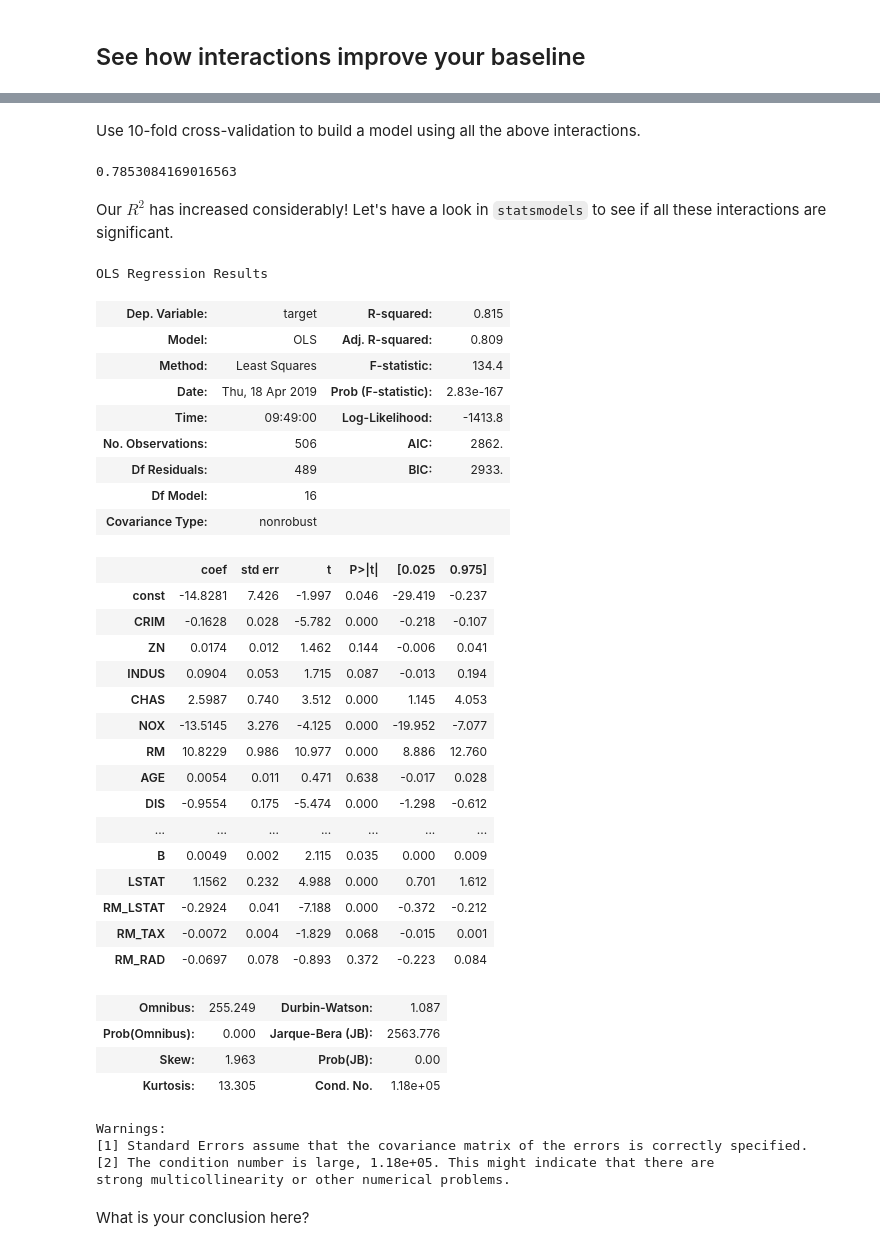
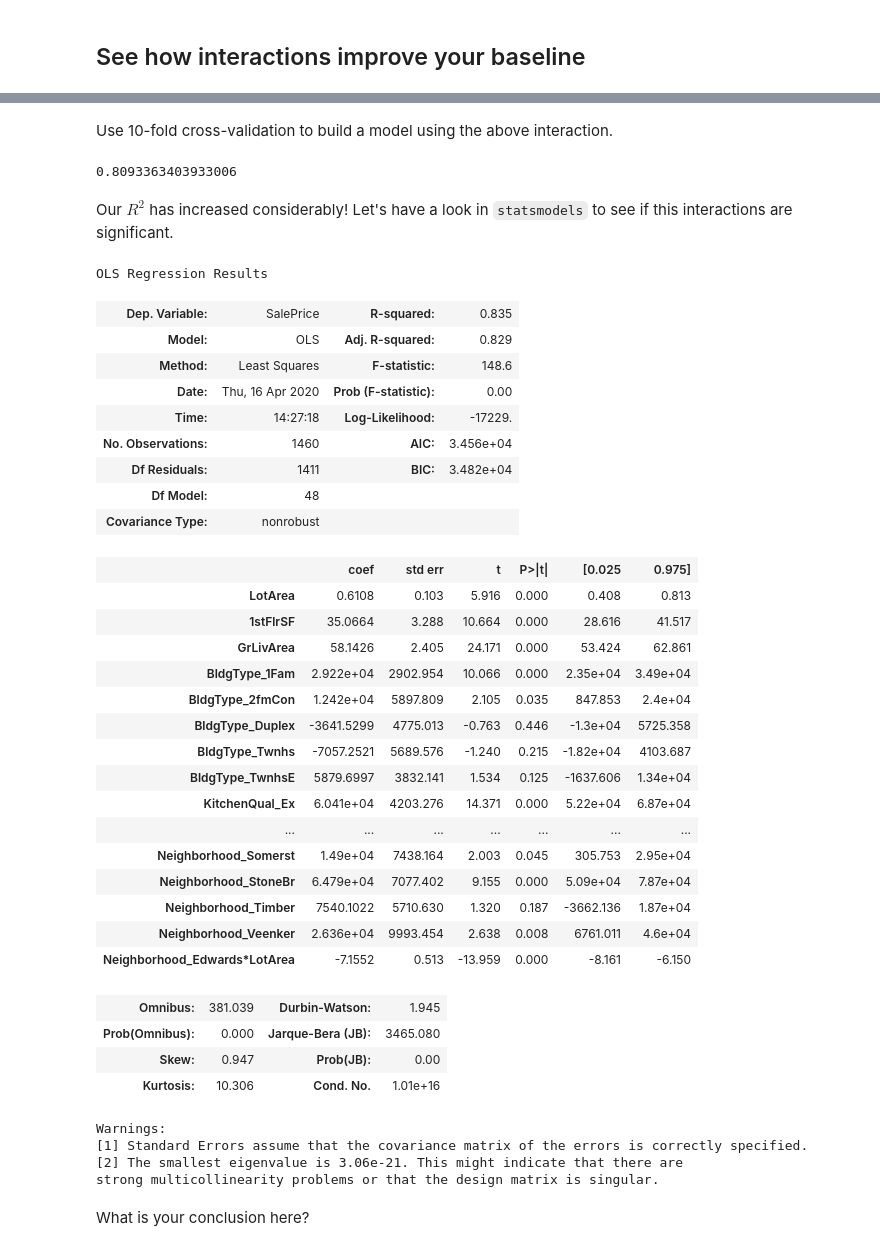
Before and after one commit to learn-co-curriculum/dsc-interaction-terms-lab-v2-5, a Jupyter notebook: index.ipynb, the cells around one changed output, grey strips where cells are left out. Drawn from its saved outputs; the diff is of its cells as text; code cells hidden in the pictures.

```diff
--- a/index.ipynb
+++ b/index.ipynb
@@ -136,62 +153,60 @@ build_interaction_rm('TAX', 'average tax rate')
 # %% [markdown]
-Use 10-fold cross-validation to build a model using all the above interactions.
+Use 10-fold cross-validation to build a model using the above interaction.
 # %%
 regression = LinearRegression()
 crossvalidation = KFold(n_splits=10, shuffle=True, random_state=1)
+final = X.copy()
 
-df_inter = df.copy()
-df_inter['RM_LSTAT'] = df['RM'] * df['LSTAT']
-df_inter['RM_TAX'] = df['RM'] * df['TAX']
-df_inter['RM_RAD'] = df['RM'] * df['RAD']
+final['Neighborhood_Edwards*LotArea'] = final['Neighborhood_Edwards'] * final['LotArea']
 
-final_model = np.mean(cross_val_score(regression, df_inter, y, scoring='r2', cv=crossvalidation))
+final_model = np.mean(cross_val_score(regression, final, y, scoring='r2', cv=crossvalidation))
+
+final_model
+# %% [output]
+0.8093363403933006
-# %%
-final_model
-# %% [output]
-0.7853084169016563
 # %% [markdown]
-Our $R^2$ has increased considerably! Let's have a look in `statsmodels` to see if all these interactions are significant.
+Our $R^2$ has increased considerably! Let's have a look in `statsmodels` to see if this interactions are significant.
 # %%
 import statsmodels.api as sm
-df_inter_sm = sm.add_constant(df_inter)
-model = sm.OLS(y,df_inter_sm)
+df_inter_sm = sm.add_constant(final)
+model = sm.OLS(y,final)
 results = model.fit()
 
 results.summary()
 # %% [output]
 OLS Regression Results
-| Dep. Variable: | target | R-squared: | 0.815 |
-| Model: | OLS | Adj. R-squared: | 0.809 |
-| Method: | Least Squares | F-statistic: | 134.4 |
-| Date: | Thu, 18 Apr 2019 | Prob (F-statistic): | 2.83e-167 |
-| Time: | 09:49:00 | Log-Likelihood: | -1413.8 |
-| No. Observations: | 506 | AIC: | 2862. |
-| Df Residuals: | 489 | BIC: | 2933. |
-| Df Model: | 16 |  |  |
+| Dep. Variable: | SalePrice | R-squared: | 0.835 |
+| Model: | OLS | Adj. R-squared: | 0.829 |
+| Method: | Least Squares | F-statistic: | 148.6 |
+| Date: | Thu, 16 Apr 2020 | Prob (F-statistic): | 0.00 |
+| Time: | 14:27:18 | Log-Likelihood: | -17229. |
+| No. Observations: | 1460 | AIC: | 3.456e+04 |
+| Df Residuals: | 1411 | BIC: | 3.482e+04 |
+| Df Model: | 48 |  |  |
 | Covariance Type: | nonrobust |  |  |
 |  | coef | std err | t | P>|t| | [0.025 | 0.975] |
-| const | -14.8281 | 7.426 | -1.997 | 0.046 | -29.419 | -0.237 |
-| CRIM | -0.1628 | 0.028 | -5.782 | 0.000 | -0.218 | -0.107 |
-| ZN | 0.0174 | 0.012 | 1.462 | 0.144 | -0.006 | 0.041 |
-| INDUS | 0.0904 | 0.053 | 1.715 | 0.087 | -0.013 | 0.194 |
-| CHAS | 2.5987 | 0.740 | 3.512 | 0.000 | 1.145 | 4.053 |
-| NOX | -13.5145 | 3.276 | -4.125 | 0.000 | -19.952 | -7.077 |
-| RM | 10.8229 | 0.986 | 10.977 | 0.000 | 8.886 | 12.760 |
-| AGE | 0.0054 | 0.011 | 0.471 | 0.638 | -0.017 | 0.028 |
-| DIS | -0.9554 | 0.175 | -5.474 | 0.000 | -1.298 | -0.612 |
+| LotArea | 0.6108 | 0.103 | 5.916 | 0.000 | 0.408 | 0.813 |
+| 1stFlrSF | 35.0664 | 3.288 | 10.664 | 0.000 | 28.616 | 41.517 |
+| GrLivArea | 58.1426 | 2.405 | 24.171 | 0.000 | 53.424 | 62.861 |
+| BldgType_1Fam | 2.922e+04 | 2902.954 | 10.066 | 0.000 | 2.35e+04 | 3.49e+04 |
+| BldgType_2fmCon | 1.242e+04 | 5897.809 | 2.105 | 0.035 | 847.853 | 2.4e+04 |
+| BldgType_Duplex | -3641.5299 | 4775.013 | -0.763 | 0.446 | -1.3e+04 | 5725.358 |
+| BldgType_Twnhs | -7057.2521 | 5689.576 | -1.240 | 0.215 | -1.82e+04 | 4103.687 |
+| BldgType_TwnhsE | 5879.6997 | 3832.141 | 1.534 | 0.125 | -1637.606 | 1.34e+04 |
+| KitchenQual_Ex | 6.041e+04 | 4203.276 | 14.371 | 0.000 | 5.22e+04 | 6.87e+04 |
 | ... | ... | ... | ... | ... | ... | ... |
-| B | 0.0049 | 0.002 | 2.115 | 0.035 | 0.000 | 0.009 |
-| LSTAT | 1.1562 | 0.232 | 4.988 | 0.000 | 0.701 | 1.612 |
-| RM_LSTAT | -0.2924 | 0.041 | -7.188 | 0.000 | -0.372 | -0.212 |
-| RM_TAX | -0.0072 | 0.004 | -1.829 | 0.068 | -0.015 | 0.001 |
-| RM_RAD | -0.0697 | 0.078 | -0.893 | 0.372 | -0.223 | 0.084 |
+| Neighborhood_Somerst | 1.49e+04 | 7438.164 | 2.003 | 0.045 | 305.753 | 2.95e+04 |
+| Neighborhood_StoneBr | 6.479e+04 | 7077.402 | 9.155 | 0.000 | 5.09e+04 | 7.87e+04 |
+| Neighborhood_Timber | 7540.1022 | 5710.630 | 1.320 | 0.187 | -3662.136 | 1.87e+04 |
+| Neighborhood_Veenker | 2.636e+04 | 9993.454 | 2.638 | 0.008 | 6761.011 | 4.6e+04 |
+| Neighborhood_Edwards*LotArea | -7.1552 | 0.513 | -13.959 | 0.000 | -8.161 | -6.150 |
-| Omnibus: | 255.249 | Durbin-Watson: | 1.087 |
-| Prob(Omnibus): | 0.000 | Jarque-Bera (JB): | 2563.776 |
-| Skew: | 1.963 | Prob(JB): | 0.00 |
-| Kurtosis: | 13.305 | Cond. No. | 1.18e+05 |
+| Omnibus: | 381.039 | Durbin-Watson: | 1.945 |
+| Prob(Omnibus): | 0.000 | Jarque-Bera (JB): | 3465.080 |
+| Skew: | 0.947 | Prob(JB): | 0.00 |
+| Kurtosis: | 10.306 | Cond. No. | 1.01e+16 |
 Warnings:
 [1] Standard Errors assume that the covariance matrix of the errors is correctly specified.
-[2] The condition number is large, 1.18e+05. This might indicate that there are
-strong multicollinearity or other numerical problems.
+[2] The smallest eigenvalue is 3.06e-21. This might indicate that there are
+strong multicollinearity problems or that the design matrix is singular.
 # %% [markdown]
 What is your conclusion here?
```
Also changed, not shown: parts of 27 cells of this notebook, 8 other files.
